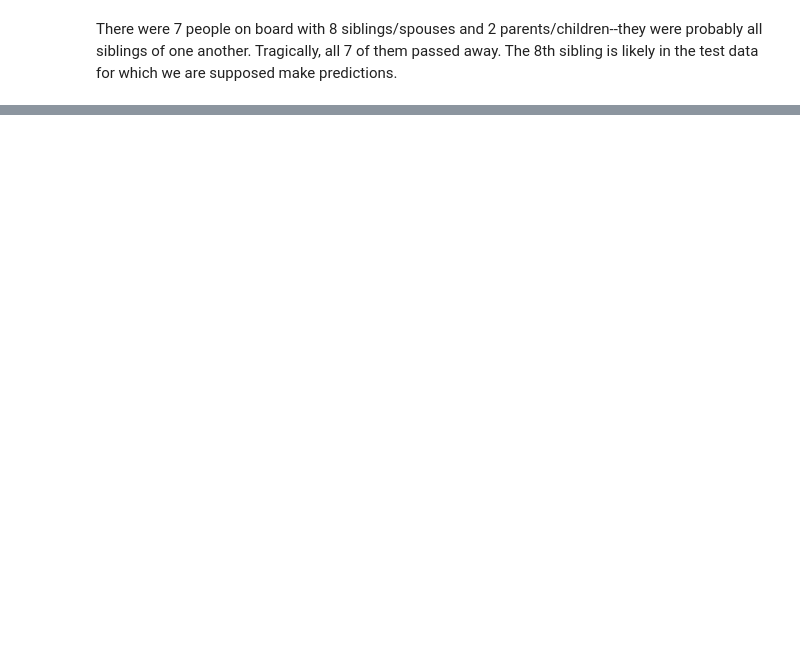
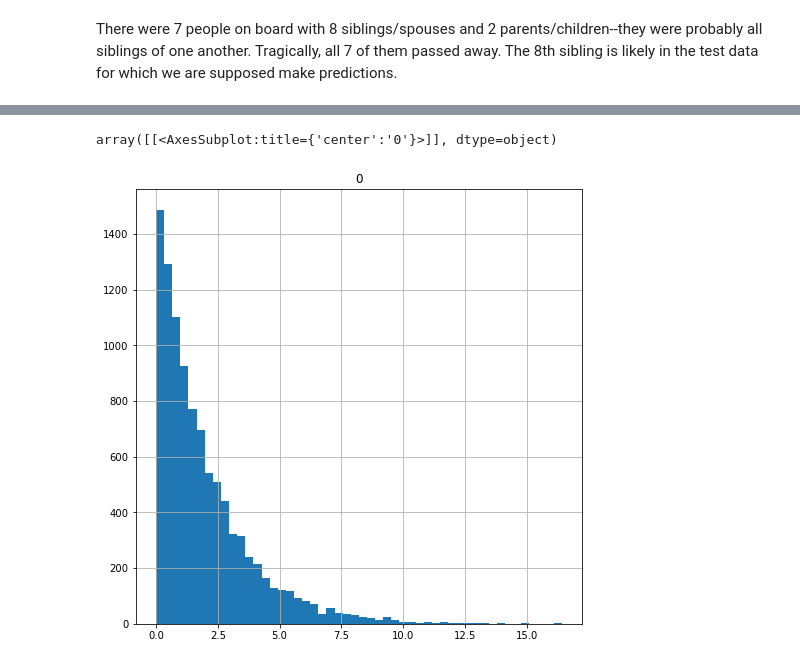
Before and after one commit to micaelasinger/PythonForDataAnalysis, a Jupyter notebook: Python for Data Analysis.ipynb, the cells around one changed output, grey strips where cells are left out. Drawn from its saved outputs; the diff is of its cells as text; code cells hidden in the pictures; blank space fills up the shorter version.

```diff
--- a/Python for Data Analysis.ipynb
+++ b/Python for Data Analysis.ipynb
@@ -2201,0 +2445,10 @@ There were 7 people on board with 8 siblings/spouses and 2 parents/children--the
+# %%
+# Generate skewed data
+skewed = np.random.exponential(scale=2, size=10000)     # Generate skewed data
+
+skewed = pd.DataFrame(skewed)                           # Convert to DF
+
+skewed.hist(figsize=(8,8),bins=50)                       # Plot histogram
+# %% [output]
+array([[<AxesSubplot:title={'center':'0'}>]], dtype=object)
+[figure, added]
```
Also changed, not shown: parts of 52 cells of this notebook.
